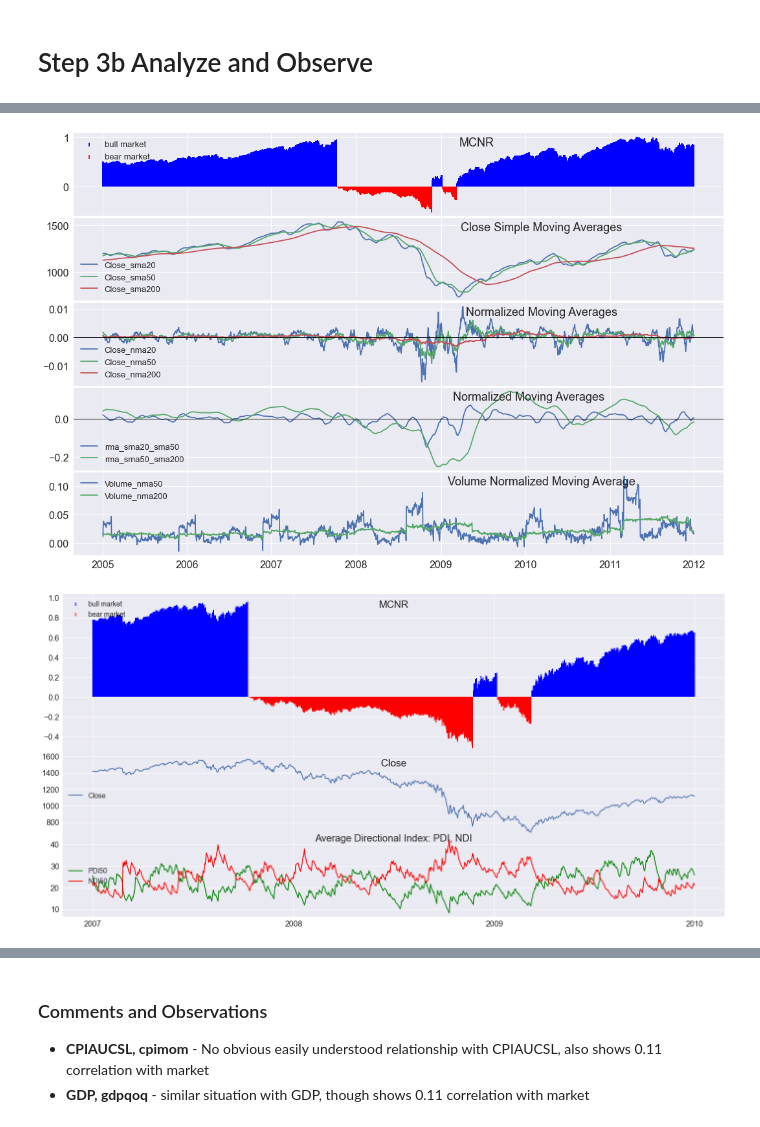
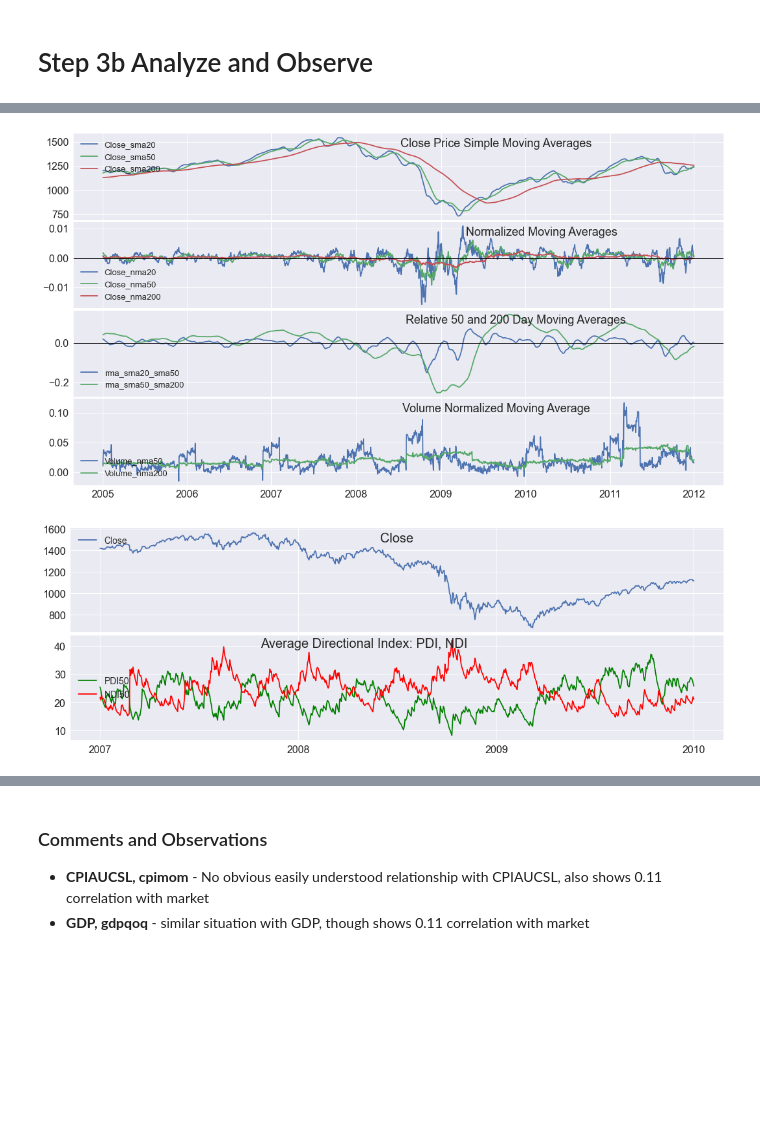
Before and after one commit to Aljgutier/Pyquant, a Jupyter notebook: SP500_MktCycle_Data.ipynb, the cells around one changed output, grey strips where cells are left out. Cells and saved outputs as stored; diff of their text form; code cells hidden in the pictures; blank space fills up the shorter version.

```diff
--- a/SP500_MktCycle_Data.ipynb
+++ b/SP500_MktCycle_Data.ipynb
@@ -135,25 +137,24 @@ import quandl
 </table>
 # %%
 # files with current set of data
-%run fmfunctions
+
+%run fmget
 
 # get recessions
 recessions = get_recessions()
 
-# Data files with current set of data
+# Data files
 
 sp500_file = './data/GSPC_1950-1-3_to_2020-10-5.csv'
-sppe_file='./data/sp500_pe_daily_1950-1-3_to_2020-10-5.csv'
+sppe_file='./data/sppe_1950-2-1_to_2020-10-1.csv'
 t10y3m_file='./data/T10Y3M_1982-1-4_to_2020-10-5.csv'
 gdp_file='./data/GDP_1947-1-1_to_2020-4-1.csv'
 unrate_file='./data/UNRATE_1948-1-1_to_2020-9-1.csv'
 cpiaucsl_file='./data/CPIAUCSL_1947-1-1_to_2020-8-1.csv'
 umcsent_file='./data/UMCSENT_1953-2-1_to_2020-8-1.csv'
 
-
-# read in Files with the current set of data
 df_sp500 = pd.read_csv(sp500_file,index_col=0,parse_dates=True)
-df_sppe_daily = pd.read_csv(sppe_file,index_col=0,parse_dates=True)
+df_sppe = pd.read_csv(sppe_file,index_col=0,parse_dates=True)
 df_t10y3m =pd.read_csv(t10y3m_file,index_col=0,parse_dates=True)
 df_gdp = pd.read_csv(gdp_file,index_col=0,header=0,parse_dates=True)
 df_unrate = pd.read_csv(unrate_file,index_col=0,header=0,parse_dates=True)
@@ -181,7 +182,7 @@ if update_data==True:
     f.close
 
     df_sp500=yahoo_getappend('^GSPC',start,end,df=df_sp500,save=True,savedir='./data')
-    df_sppe_daily=quandl_sppe_getappend(df_sppe_daily,df_sp500,quandl_api_key, start,end,save=True, savedir='./data')
+    df_sppe=quandl_sppe_getappend(df_sppe_daily,df_sp500,quandl_api_key, start,end,save=True, savedir='./data')
     df_t10y3m=fred_getappend('T10Y3M',start,end,df=df_t10y3m,API_KEY_FRED=fred_api_key,save=True,savedir='./data')
     df_gdp=fred_getappend('GDP',start,end,df=df_gdp,API_KEY_FRED=fred_api_key,save=True,savedir='./data')
     df_unrate=fred_getappend('UNRATE',start,end,df=df_unrate,API_KEY_FRED=fred_api_key,save=True,savedir='./data')
@@ -189,9 +190,10 @@ if update_data==True:
     df_umcsent=fred_getappend('UMCSENT',start,end,df=df_umcsent,API_KEY_FRED=fred_api_key,save=True,savedir='./data')
 
 
+
 display(df_sp500.tail(2))
 display(df_t10y3m.tail(2))
-display(df_sppe_daily.tail(2))
+display(df_sppe.tail(2))
 display(df_gdp.tail(2))
 display(df_unrate.tail(2))
 display(df_cpiaucsl.tail(2))
@@ -389,30 +413,29 @@ fmplot(df_ml,variables=['mcnr','cpimom','CPIAUCSL'], startdate=s,enddate=e,
 # %%
-# Momentum ADX
+# Momentum Moving Averages
 
 %run fmplot
 startdate = dt.datetime(1976,6,1)
 enddate = dt.datetime(2000,8,1)
 startdate = dt.datetime(2005,1,1)
 enddate = dt.datetime(2012,1,1)
 #startdate = dt.datetime(2020,3,1)
 #enddate = dt.datetime(2020,4,14)
 
 
-titles=['MCNR', 'Close Simple Moving Averages','Normalized Moving Averages','Normalized Moving Averages',
+titles=['Close Price Simple Moving Averages','Normalized Moving Averages','Relative 50 and 200 Day Moving Averages',
         'Volume Normalized Moving Average']
-variables=['mcnr', ['Close_sma20', 'Close_sma50', 'Close_sma200'], [ 'Close_nma20', 'Close_nma50','Close_nma200'],
+variables=[ ['Close_sma20', 'Close_sma50', 'Close_sma200'], [ 'Close_nma20', 'Close_nma50','Close_nma200'],
            ['rma_sma20_sma50' ,  'rma_sma50_sma200'],
            ['Volume_nma50','Volume_nma200']]
 
-fmplot(df_ml,variables,titles=titles,startdate=startdate, figsize=[18,12],
+fmplot(df_ml,variables,titles=titles,startdate=startdate,
           enddate=enddate, llocs=['upper left','lower left','lower left','lower left','upper left'],
-          title_fontsize=18, titlein=True, hlines=['','',0,0,''],titlexy=[(0.62,0.8),(0.72,0.8),(0.72,0.8),(0.7,0.8),(0.72,0.8)],
-           plottypes=['mktcycle','line','line','line','line'],hspace=.025, sharex=True,
-          xtick_labelsize=16, ytick_labelsize=16,legend_fontsize=13)
+          title_fontsize=18, titlein=True, hlines=['',0,0,''],titlexy=[(0.65,0.8),(0.72,0.8),(0.68,0.8),(0.65,0.8)],
+          hspace=.025, sharex=True, xtick_labelsize=16, ytick_labelsize=16,legend_fontsize=13, figsize=(18,10))
 # %% [output]
-[figure, old version]
+[figure, new version]
 # %%
-# Volatility
+# ADX
 startdate = dt.datetime(1976,6,1)
 enddate = dt.datetime(2000,8,1)
 startdate = dt.datetime(2007,1,1)
@@ -420,13 +443,12 @@ enddate = dt.datetime(2010,1,1)
 #startdate = dt.datetime(2020,1,1)
 #enddate = dt.datetime(2020,4,14)
 
-titles=['MCNR','Close', 'Average Directional Index: PDI, NDI']
-fmplot(df_ml,['mcnr','Close',['PDI50','NDI50']],titles=titles,startdate=startdate,
-          enddate=enddate,hspace=0,titlein = True, titlexy=[(0.5,0.9),(0.5,0.83),(0.5,0.9)],
-          height_ratios=[2,1,1], llocs=['upper left','center left','center left'],
-          linecolors=['','',['g','r','b']], xtick_labelsize=16, ytick_labelsize=16,
-           plottypes=['mktcycle','line','line'],
-          legend_fontsize=14, sharex=True,title_fontsize=20)
+titles=['Close', 'Average Directional Index: PDI, NDI']
+fmplot(df_ml,['Close',['PDI50','NDI50']],titles=titles,startdate=startdate,
+          enddate=enddate,hspace=.03, sharex=True,titlein = True, titlexy=[(0.5,0.83),(0.45,0.85)],
+           llocs=['upper left','center left','center left'],
+          linecolors=['',['g','r','b']], xtick_labelsize=16, ytick_labelsize=16,
+          legend_fontsize=14,title_fontsize=20, figsize=(18,6))
 # %% [output]
-[figure, old version]
+[figure, new version]
 # %%
```
Also changed, not shown: parts of 13 cells of this notebook, 7 other files.
